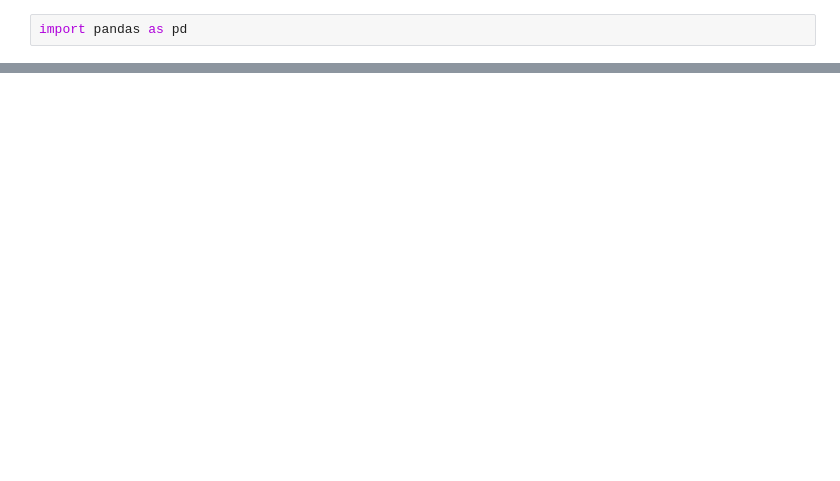
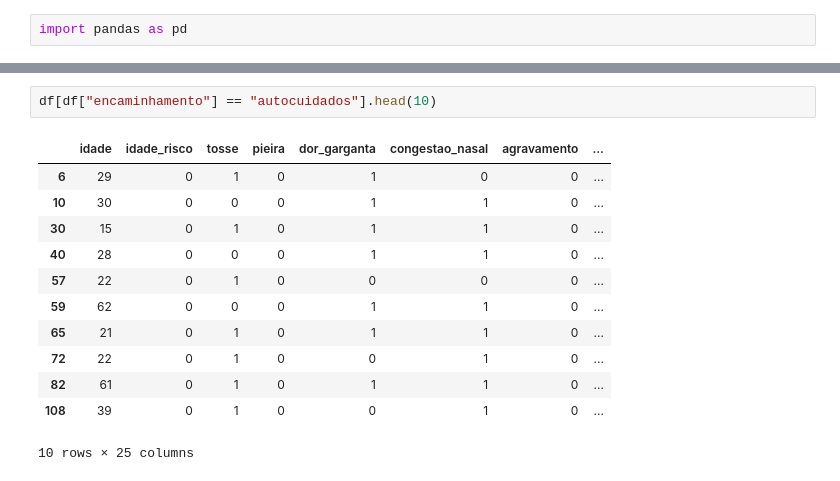
Before and after one commit to taveira11/SISD, a Jupyter notebook: modelagem.ipynb, the cells around one changed output, grey strips where cells are left out. Saved outputs shown, nothing was run; the diff lists cells and outputs as text; blank space fills up the shorter version.

```diff
--- a/modelagem.ipynb
+++ b/modelagem.ipynb
@@ -13,0 +76,15 @@ df.head()
+# %%
+df[df["encaminhamento"] == "autocuidados"].head(10)
+# %% [output]
+|  | idade | idade_risco | tosse | pieira | dor_garganta | congestao_nasal | agravamento | ... |
+| 6 | 29 | 0 | 1 | 0 | 1 | 0 | 0 | ... |
+| 10 | 30 | 0 | 0 | 0 | 1 | 1 | 0 | ... |
+| 30 | 15 | 0 | 1 | 0 | 1 | 1 | 0 | ... |
+| 40 | 28 | 0 | 0 | 0 | 1 | 1 | 0 | ... |
+| 57 | 22 | 0 | 1 | 0 | 0 | 0 | 0 | ... |
+| 59 | 62 | 0 | 0 | 0 | 1 | 1 | 0 | ... |
+| 65 | 21 | 0 | 1 | 0 | 1 | 1 | 0 | ... |
+| 72 | 22 | 0 | 1 | 0 | 0 | 1 | 0 | ... |
+| 82 | 61 | 0 | 1 | 0 | 1 | 1 | 0 | ... |
+| 108 | 39 | 0 | 1 | 0 | 0 | 1 | 0 | ... |
+10 rows × 25 columns
```
Also changed, not shown: parts of 11 cells of this notebook, 3 other files.
